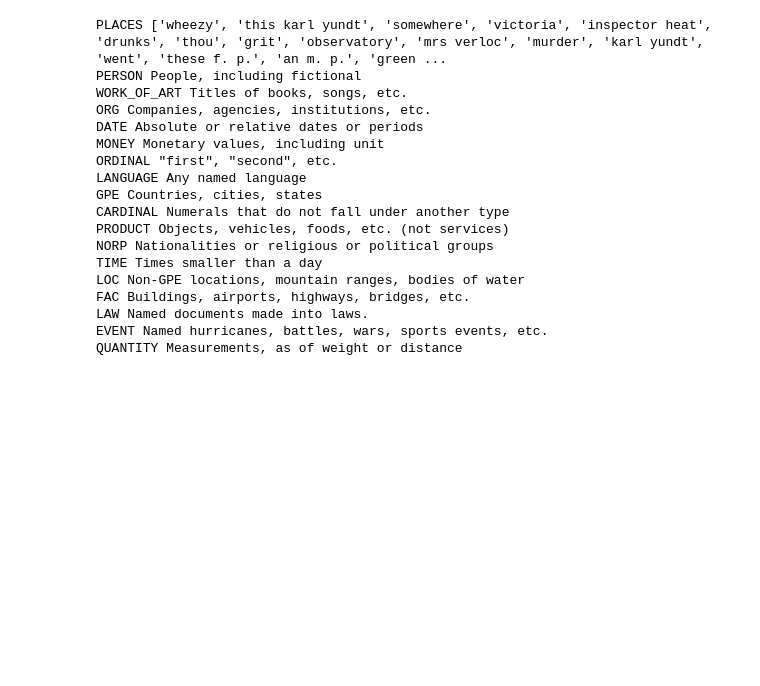
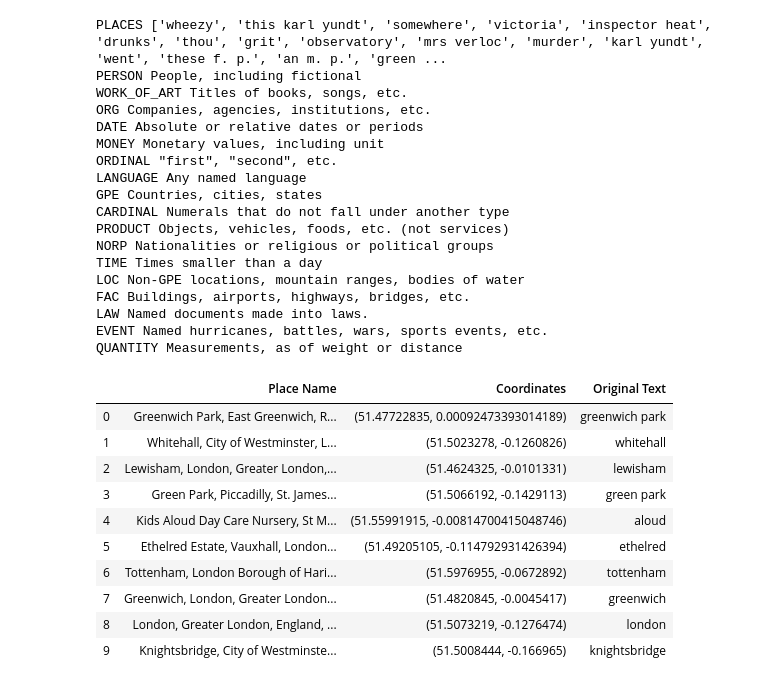
Before and after one commit to battez/bkmap, a Jupyter notebook: spacy.ipynb, the cells around one changed output. Cells and saved outputs as stored; diff of their text form; code cells hidden in the pictures; blank space fills up the shorter version.

Commit message:
extra column add to DF, save to a file, map markers added with text as original texts.

```diff
--- a/spacy.ipynb
+++ b/spacy.ipynb
@@ -91,20 +91,20 @@ import os
 import pandas as pd
 from collections import Counter
 from spacy import explain
-# medium size model, for production
+# Uncomment below to use the medium size model, for production (possibly?)
 # nlp = en_core_web_md.load()
-
 nlp = en_core_web_sm.load()
 
-# place book in spacy.tokens.doc.Doc object
+# load the text or book in spacy.tokens.doc.Doc object
 doc = open(os.getcwd() +'/datasets/secretagent.txt').read()
 
 # use small sample
-sents = nlp(doc)
+sentences = nlp(doc)
 print('total tokens', len(doc))
 
-entities=[(i, i.label_, i.label) for i in sents.ents]
-print(entities[:20])
+entities=[(i, i.label_, i.label) for i in sentences.ents]
+
+#print(entities[:20])
 # %% [output]
 total tokens 541226
 [(Gutenberg eBook, 'PERSON', 380), (The Secret Agent, 'WORK_OF_ART', 388), (Joseph Conrad, 'PERSON', 380), (eBook, 'ORG', 383), (eBook, 'ORG', 383), (The Secret Agent
@@ -155,6 +155,71 @@ FAC Buildings, airports, highways, bridges, etc.
 LAW Named documents made into laws.
 EVENT Named hurricanes, battles, wars, sports events, etc.
 QUANTITY Measurements, as of weight or distance
+# %%
+# lookup places and plot if they exist. Keep within bounding box of europe somehow.
+from geopy.geocoders import Nominatim
+from geopy.exc import GeocoderTimedOut
+import time
+from pprint import pprint
+'''
+rubric:
+if an individual search takes longer than n seconds,
+it’s not really a city name, and the script will thus
+weed out non-names from the final map.
+'''
+n_wait=2
+geolocator = Nominatim(timeout=n_wait, user_agent="book_location_resolver") # OSM service
+
+lat_lon = []
+valid = []
+
+bounds_uk = [-10.8544921875, 49.82380908513249,2.021484375,59.478568831926395] # UK
+bounds_ukse = [-10.8544921875, 49.82380908513249,2.021484375,59.478568831926395] # UK
+bounds_g_london = [-0.489,51.28,0.236,51.686]
+for idx, original_text in enumerate(places[:1000]):
+    # do not hammer the service:
+    if ( (idx > 0) and (0 == (idx % 10)) ):
+        # delay
+        time.sleep(12)
+
+    try:
+        # TODO: can in fact in API use viewbox and bounded=1, viewbox=<x1>,<y1>,<x2>,<y2>
+        location = geolocator.geocode(original_text)
+
+        if location:
+            if (bounds_g_london[1] < location.latitude < bounds_g_london[3]) and (bounds_g_london[0] < location.longitude < bounds_g_london[2]):
+                # original_text also added
+                #location.setattr('raw') = original_text
+
+                lat_lon.append(location)
+                valid.append(original_text)
+                #print(lat_lon)
+                # print out those locations that are within our bounding box
+                #print(location.latitude, location.longitude)
+                #print(dir(location))
+                #print(location.raw)
+
+    except GeocoderTimedOut as e:
+        print("Error: geocode failed on input %s with message %s"% (original_text, e))
+
+
+df = pd.DataFrame(lat_lon, columns=['Place Name', 'Coordinates'])
+df['Original Text'] = valid # add a column of our valid original text queries for the geocoder
+file_name = 'retrieved_locations.csv'
+df.to_csv(file_name, sep='\t', encoding='utf-8', index=False)
+df.head(50)
+# %% [output]
+|  | Place Name | Coordinates | Original Text |
+| 0 | Greenwich Park, East Greenwich, R... | (51.47722835, 0.00092473393014189) | greenwich park |
+| 1 | Whitehall, City of Westminster, L... | (51.5023278, -0.1260826) | whitehall |
+| 2 | Lewisham, London, Greater London,... | (51.4624325, -0.0101331) | lewisham |
+| 3 | Green Park, Piccadilly, St. James... | (51.5066192, -0.1429113) | green park |
+| 4 | Kids Aloud Day Care Nursery, St M... | (51.55991915, -0.00814700415048746) | aloud |
+| 5 | Ethelred Estate, Vauxhall, London... | (51.49205105, -0.114792931426394) | ethelred |
+| 6 | Tottenham, London Borough of Hari... | (51.5976955, -0.0672892) | tottenham |
+| 7 | Greenwich, London, Greater London... | (51.4820845, -0.0045417) | greenwich |
+| 8 | London, Greater London, England, ... | (51.5073219, -0.1276474) | london |
+| 9 | Knightsbridge, City of Westminste... | (51.5008444, -0.166965) | knightsbridge |
 # %%
 import folium
 import geopandas as gpd
```
Also changed, not shown: parts of 3 cells of this notebook, 2 other files.
